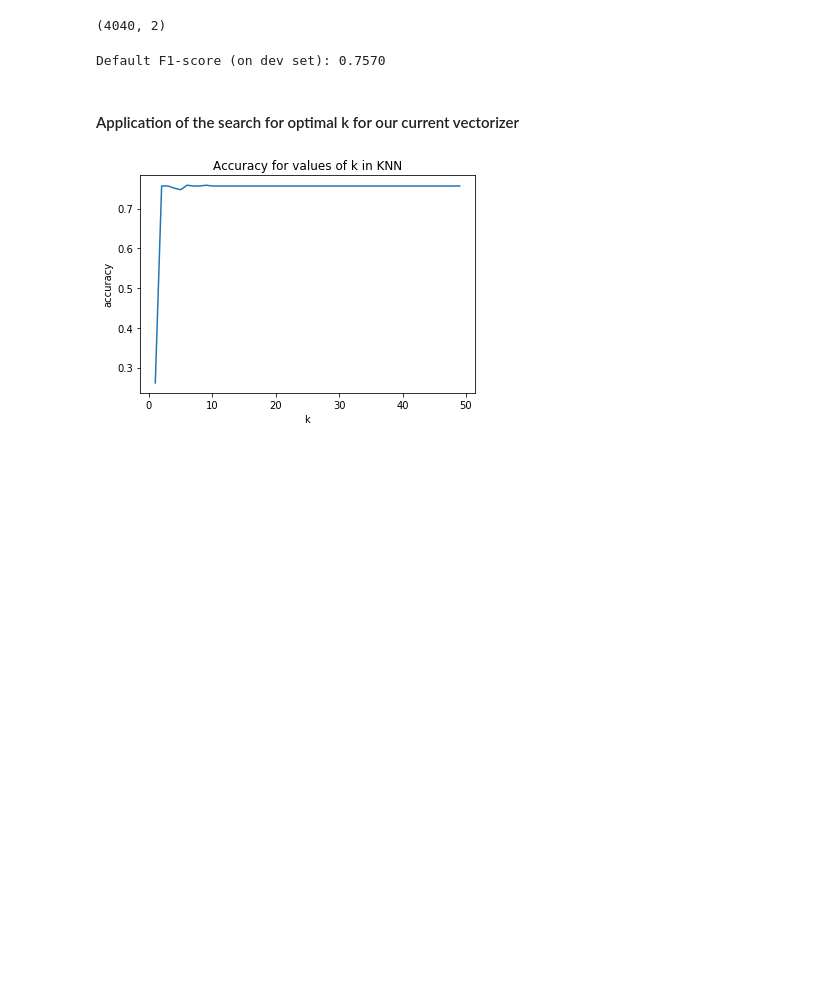
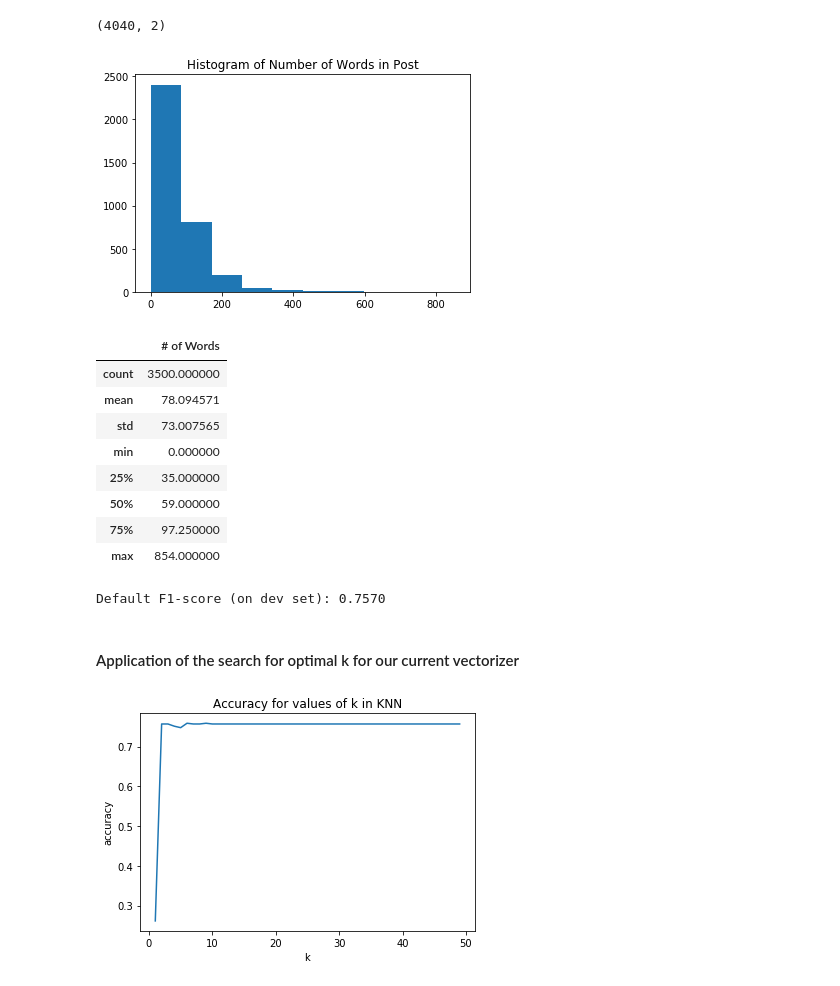
Before and after one commit to gkarnataki/w207-final-project, a Jupyter notebook: Price-baseline.ipynb, the cells around one changed output. Cells and saved outputs as stored; diff of their text form; code cells hidden in the pictures; blank space fills up the shorter version.

Commit message:
Histogram of Word Count per Post

```diff
--- a/Price-baseline.ipynb
+++ b/Price-baseline.ipynb
@@ -28,6 +28,26 @@ dev_data = data[3501:]["request_text"]
 dev_labels = data[3501:]["requester_received_pizza"]
 # %% [output]
 (4040, 2)
+# %%
+post_lengths = []
+for post in train_data:
+    post_lengths.append(len(post.split()))
+post_length_np = np.array(post_lengths)
+plt.hist(post_length_np)
+plt.title("Histogram of Number of Words in Post")
+plt.show()
+pd.DataFrame(data = {'# of Words': post_length_np}).describe()
+# %% [output]
+[figure, added]
+|  | # of Words |
+| count | 3500.000000 |
+| mean | 78.094571 |
+| std | 73.007565 |
+| min | 0.000000 |
+| 25% | 35.000000 |
+| 50% | 59.000000 |
+| 75% | 97.250000 |
+| max | 854.000000 |
 # %%
 from nltk.stem.porter import PorterStemmer
 porter_stemmer = PorterStemmer()
```
